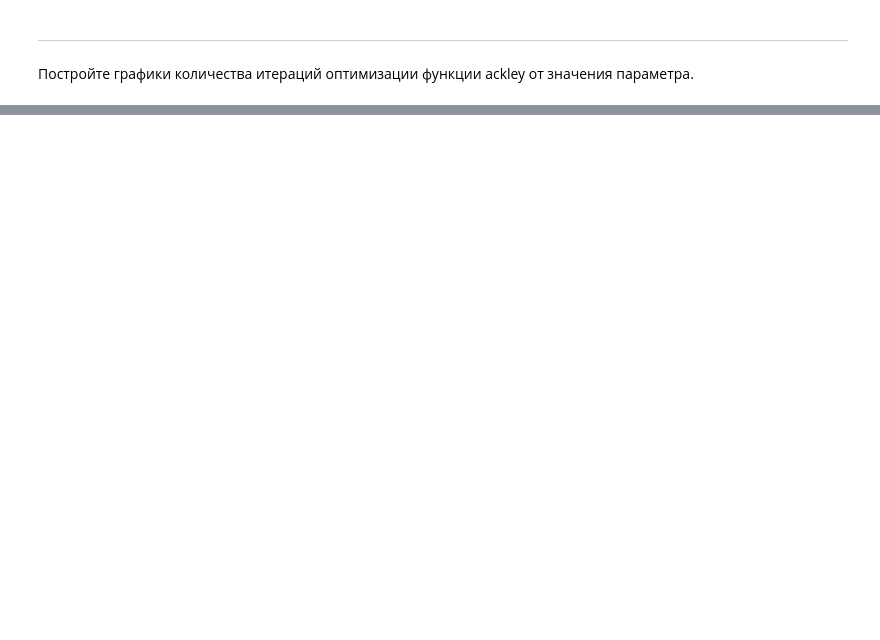
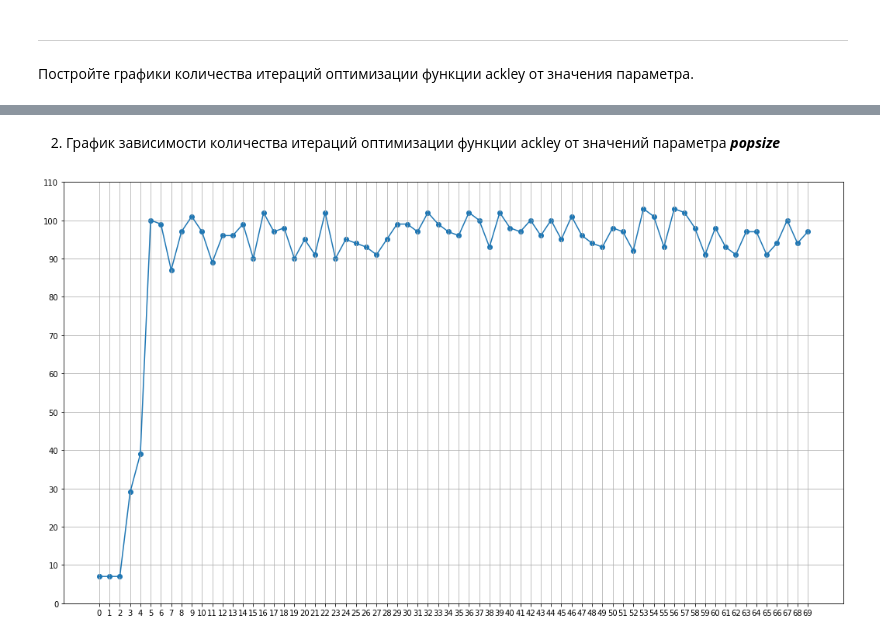
Before and after one commit to Mishgun84/Fedorovskikh_MDS-19, a Jupyter notebook: 06_Optimization_theory/MDS_19_homework_6.ipynb, the cells around one changed output, grey strips where cells are left out. Drawn from its saved outputs; the diff is of its cells as text; code cells hidden in the pictures; blank space fills up the shorter version.

```diff
--- a/06_Optimization_theory/MDS_19_homework_6.ipynb
+++ b/06_Optimization_theory/MDS_19_homework_6.ipynb
@@ -217,0 +224,20 @@ result6
+# %% [markdown]
+2) График зависимости количества итераций оптимизации функции ackley  от значений параметра ***popsize***
+# %%
+# Множитель для определения общей численности популяции имеет класс int, т.е. может принимать целочисленные значения
+X = []
+Y = []
+
+for i in range(70):
+    X.append(i)
+    Y.append(differential_evolution(ackley, bounds, popsize=i, seed=42).nit)
+
+plt.figure(figsize=(18, 10))
+plt.grid(True)
+plt.plot(X, Y)
+plt.scatter(X,Y)
+plt.xticks(np.arange(0, 70, step=1))
+plt.yticks(np.arange(0, 111, step=10))
+plt.show()
+# %% [output]
+[figure, added]
```
Also changed, not shown: parts of 65 cells of this notebook.
